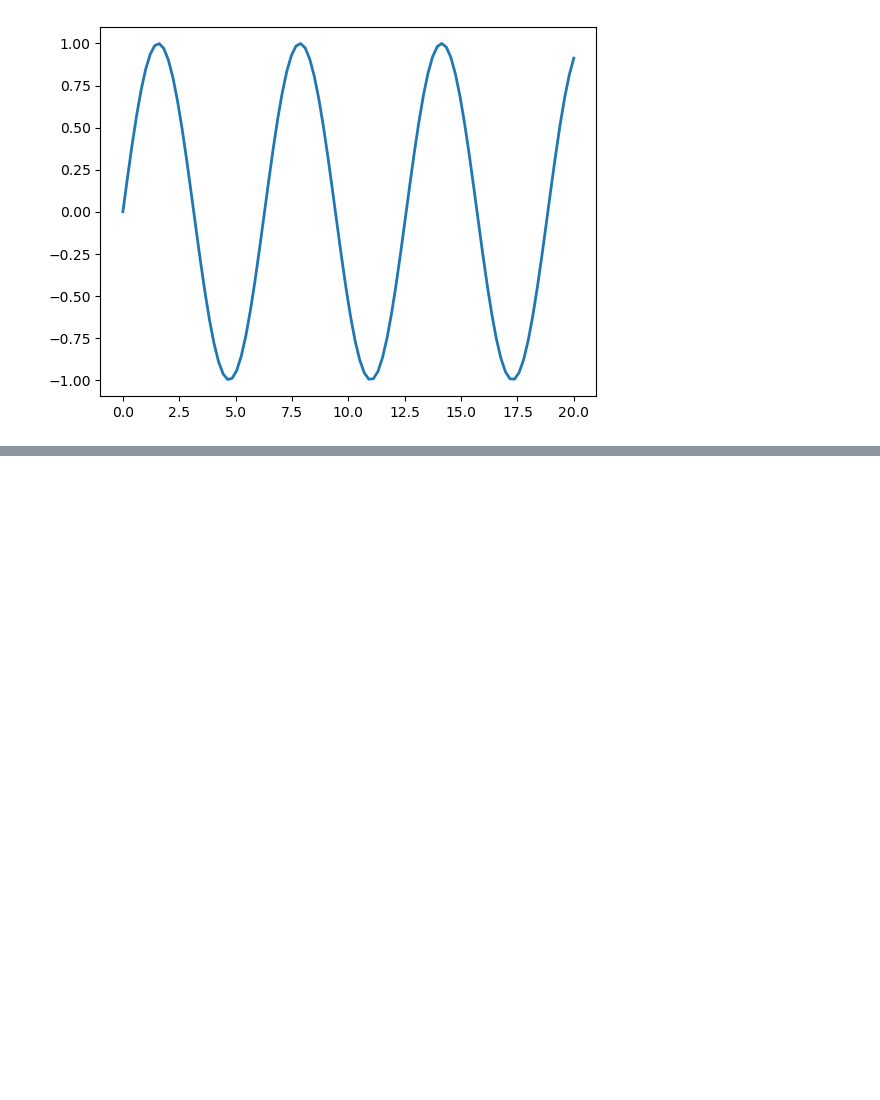
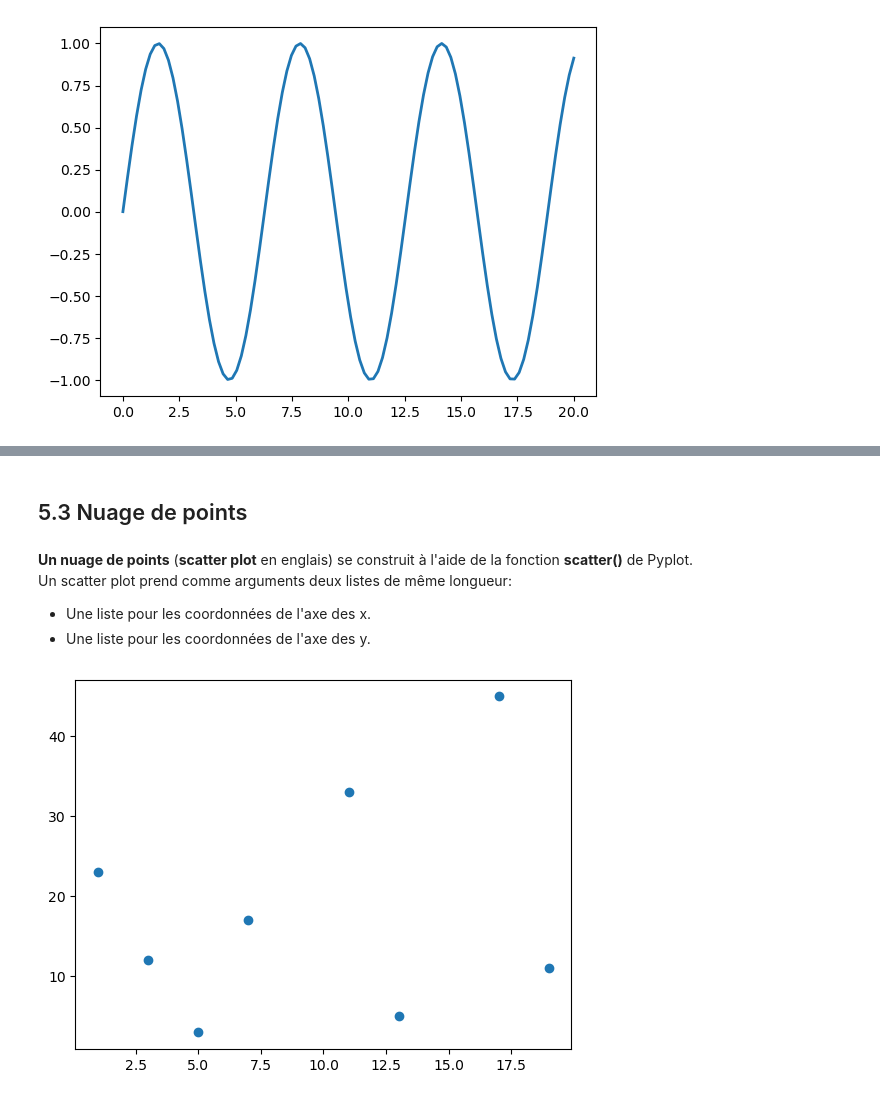
Before and after one commit to Flamanjaune/Tutoriel-Python, a Jupyter notebook: tutoriel_python_5.ipynb, the cells around one changed output, grey strips where cells are left out. Saved outputs shown, nothing was run; the diff lists cells and outputs as text; code cells hidden in the pictures; blank space fills up the shorter version.

```diff
--- a/tutoriel_python_5.ipynb
+++ b/tutoriel_python_5.ipynb
@@ -47,0 +50,16 @@ plt.show()
+# %% [markdown]
+## 5.3 Nuage de points
+# %% [markdown]
+**Un nuage de points** (**scatter plot** en englais) se construit à l'aide de la fonction **scatter()** de Pyplot.
+<br>
+Un scatter plot prend comme arguments deux listes de même longueur:
+- Une liste pour les coordonnées de l'axe des x.
+- Une liste pour les coordonnées de l'axe des y.
+# %%
+a = [1,3,5,7,11,13,17,19]
+b = [23,12,3,17,33,5,45,11]
+
+plt.scatter(a,b)
+plt.show()
+# %% [output]
+[figure, added]
```
Also changed, not shown: parts of 21 cells of this notebook, 4 other files.
